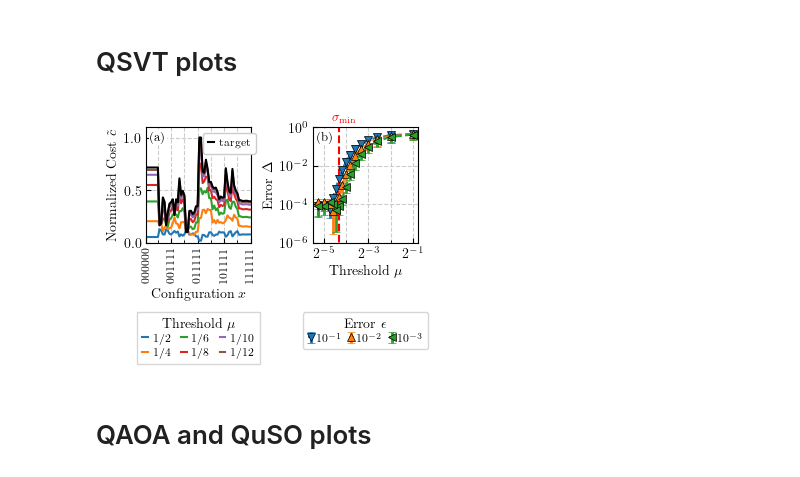
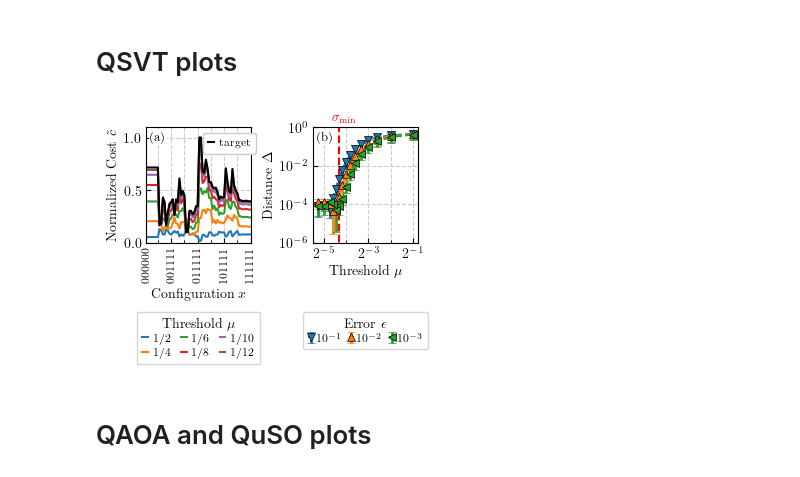
Before and after one commit to leolettuce/QuSO, a Jupyter notebook: experiments/plots.ipynb, the cells around one changed output. Drawn from its saved outputs; the diff is of its cells as text; code cells hidden in the pictures.

Commit message:
changed error to distance

```diff
--- a/experiments/plots.ipynb
+++ b/experiments/plots.ipynb
@@ -97,35 +97,35 @@ ax[0].set_ylabel(r"Normalized Cost $\tilde{c}$")
 ax[0].set_xlabel(r"Configuration $x$")
 ax[0].tick_params(which='both', direction="in")
 ax[0].grid(True, ls="--", c='0.8', which='both')
 
 marker_dict={
     0: "v",
     1: "^",
     2: "<"
 }
 
 for i, epsilon in enumerate(error_dict.keys()):
     ax[1].errorbar(np.array(error_dict[epsilon]["mu"]), error_dict[epsilon]["error_mean"], yerr=error_dict[epsilon]["error_std"], label=rf"$10^{'{'+str(int(np.log10(epsilon)))+'}'}$", marker=marker_dict[i], linestyle="--", capsize=3, capthick=2, elinewidth=2, mec="black", mew=0.5)
 ax[1].vlines(0.05, 0, 1, color='red', linestyle='--')
-ax[1].set_ylabel(r"Error $\Delta$")
+ax[1].set_ylabel(r"Distance $\Delta$")
 ax[1].set_xlabel(r"Threshold $\mu$")
 ax[1].tick_params(which='both', direction="in")
 ax[1].grid(True, ls="--", c='0.8', which='both')
 ax[1].legend(loc="lower center", borderpad=0.5, bbox_to_anchor=(0.5, -0.97), handlelength=0.5, labelspacing=0.3, prop={'size':8}, title=r"Error $\epsilon$", ncol=3, columnspacing=0.6, handletextpad=0.3)
 ax[1].set_xscale('log', base=2)
 ax[1].set_yscale('log')
 ax[1].set_ylim([1e-6, 1e0])
 ax[1].set_xticks([1/32, 1/8, 1/2])
 ax[1].set_xticks([1/16, 1/4], labels=["", ""], minor=True)
 trans = mtransforms.ScaledTranslation(-20/72, 7/72, fig.dpi_scale_trans)
 ax[0].text(0.3, 0.78, "(a)", transform=ax[0].transAxes + trans, fontsize=9, va='bottom', bbox=dict(facecolor='white', edgecolor='none', boxstyle='square,pad=0.1'))
 ax[1].text(0.3, 0.78, "(b)", transform=ax[1].transAxes + trans, fontsize=9, va='bottom', bbox=dict(facecolor='white', edgecolor='none', boxstyle='square,pad=0.1'))
 ax[1].text(0.45, 0.95, r"$\sigma_\mathrm{min}$", transform=ax[1].transAxes + trans, fontsize=9, va='bottom', color="red")
 plt.savefig("paper_plots/QSVT_sim.pdf" , bbox_inches="tight", transparent=True)
 
 plt.show()
 # %% [output]
-[figure, old version]
+[figure, new version]
 # %% [markdown]
 # QAOA and QuSO plots
 # %%
```
Also changed, not shown: 4 other files.
